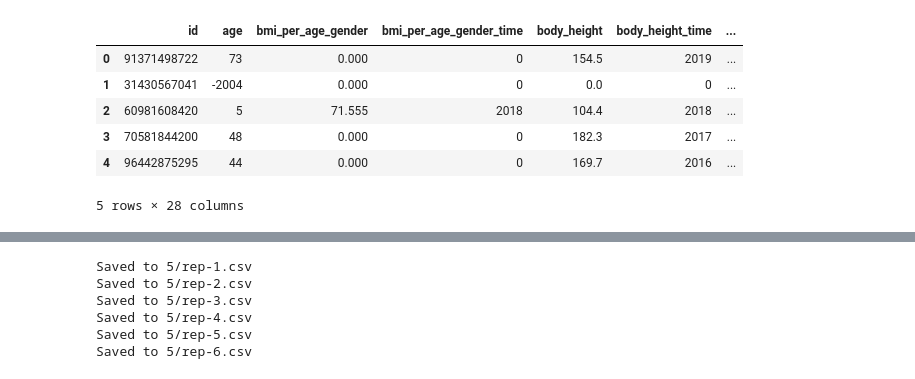
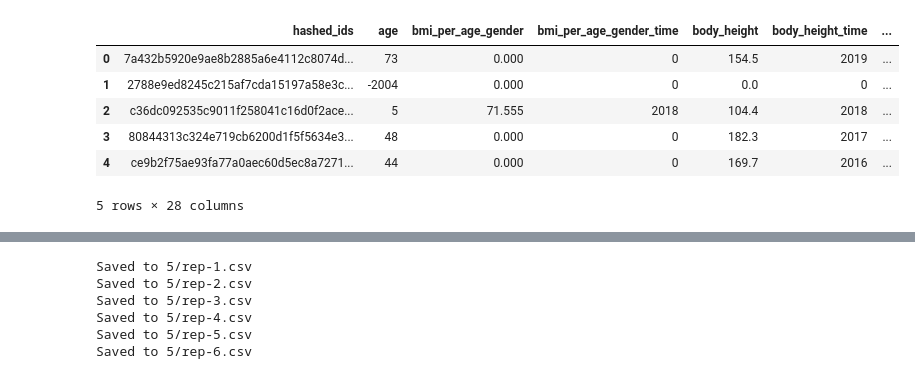
Before and after one commit to ituitis-otal18/security-data, a Jupyter notebook: main.ipynb, the cells around one changed output, grey strips where cells are left out. Drawn from its saved outputs; the diff is of its cells as text; code cells hidden in the pictures.

```diff
--- a/main.ipynb
+++ b/main.ipynb
@@ -7,29 +12,31 @@ import time
 # %%
 #Read data
 df = pd.read_csv('security-data.csv')
 
 #Column names
-headers = [ 'id', 'age', 'bmi_per_age_gender', 'bmi_per_age_gender_time',
+headers = [ 'hashed_ids', 'age', 'bmi_per_age_gender', 'bmi_per_age_gender_time',
             'body_height', 'body_height_time', 'body_temperature',
             'body_temperature_time', 'body_weight', 'body_weight_time', 'country',
             'diastolic_blood_pressure', 'diastolic_blood_pressure_time',
             'disease_time', 'erythrocytes_in_blood', 'erythrocytes_in_blood_time',
             'gender', 'heart_rate', 'heart_rate_time', 'heboglobin_time',
             'hemoglobin', 'leukocytes', 'leukocytes_time', 'respiratory_rate',
             'respiratory_rate_time', 'state', 'systolic_blood_pressure',
             'systolic_blood_pressure_time'  ]
-df.rename( columns={'Unnamed: 0':'id'}, inplace=True)
+df.rename( columns={'Unnamed: 0':'hashed_ids'}, inplace=True)
 
 #ID numbers
 id_nums = random.sample(range(10000000000, 99999999999), df.shape[0])
-df.iloc[:,0] = id_nums
+hashed_ids = [ sha256(str(i).encode('utf-8')).hexdigest() for i in id_nums ]
+test = [id_nums[0], hashed_ids[0]]
+df.iloc[:,0] = hashed_ids
 
 df.head()
 # %% [output]
-|  | id | age | bmi_per_age_gender | bmi_per_age_gender_time | body_height | body_height_time | ... |
-| 0 | 91371498722 | 73 | 0.000 | 0 | 154.5 | 2019 | ... |
-| 1 | 31430567041 | -2004 | 0.000 | 0 | 0.0 | 0 | ... |
-| 2 | 60981608420 | 5 | 71.555 | 2018 | 104.4 | 2018 | ... |
-| 3 | 70581844200 | 48 | 0.000 | 0 | 182.3 | 2017 | ... |
-| 4 | 96442875295 | 44 | 0.000 | 0 | 169.7 | 2016 | ... |
+|  | hashed_ids | age | bmi_per_age_gender | bmi_per_age_gender_time | body_height | body_height_time | ... |
+| 0 | 7a432b5920e9ae8b2885a6e4112c8074d... | 73 | 0.000 | 0 | 154.5 | 2019 | ... |
+| 1 | 2788e9ed8245c215af7cda15197a58e3c... | -2004 | 0.000 | 0 | 0.0 | 0 | ... |
+| 2 | c36dc092535c9011f258041c16d0f2ace... | 5 | 71.555 | 2018 | 104.4 | 2018 | ... |
+| 3 | 80844313c324e719cb6200d1f5f5634e3... | 48 | 0.000 | 0 | 182.3 | 2017 | ... |
+| 4 | ce9b2f75ae93fa77a0aec60d5ec8a7271... | 44 | 0.000 | 0 | 169.7 | 2016 | ... |
 5 rows × 28 columns
```
Also changed, not shown: parts of 11 cells of this notebook, 26 other files.
